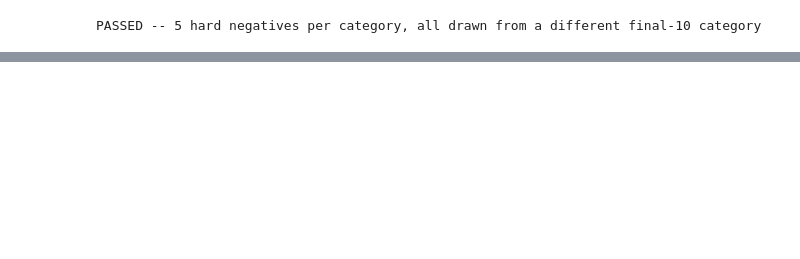
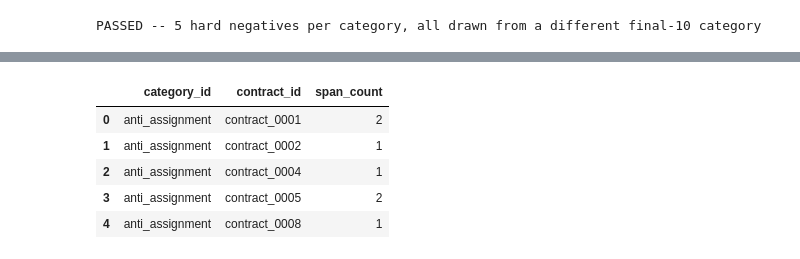
Before and after one commit to Break-Through-Tech/Accenture-1O-contract-review-challenge, a Jupyter notebook: notebooks/task7_build_categories.ipynb, the cells around one changed output, grey strips where cells are left out. Cells and saved outputs as stored; diff of their text form; code cells hidden in the pictures; blank space fills up the shorter version.

```diff
--- a/notebooks/task7_build_categories.ipynb
+++ b/notebooks/task7_build_categories.ipynb
@@ -441,0 +412,20 @@ category_descriptions.csv not found in the working directory -- evidence pack wi
+# %%
+# id_to_name / name_to_id_map, built from the real categories table (not reconstructed by
+# hand) so they match the real category_id values exactly, including "Anti-Assignment"
+id_to_name = dict(zip(categories.category_id, categories.category_name))
+name_to_id_map = {v: k for k, v in id_to_name.items()}
+
+span_counts = (
+    positive_spans.merge(positive_sets[["annotation_set_id", "contract_id"]], on="annotation_set_id")
+    .groupby(["category_id", "contract_id"])
+    .size()
+    .reset_index(name="span_count")
+)
+span_counts.head()
+# %% [output]
+|  | category_id | contract_id | span_count |
+| 0 | anti_assignment | contract_0001 | 2 |
+| 1 | anti_assignment | contract_0002 | 1 |
+| 2 | anti_assignment | contract_0004 | 1 |
+| 3 | anti_assignment | contract_0005 | 2 |
+| 4 | anti_assignment | contract_0008 | 1 |
```
Also changed, not shown: parts of 13 cells of this notebook, 4 other files.
